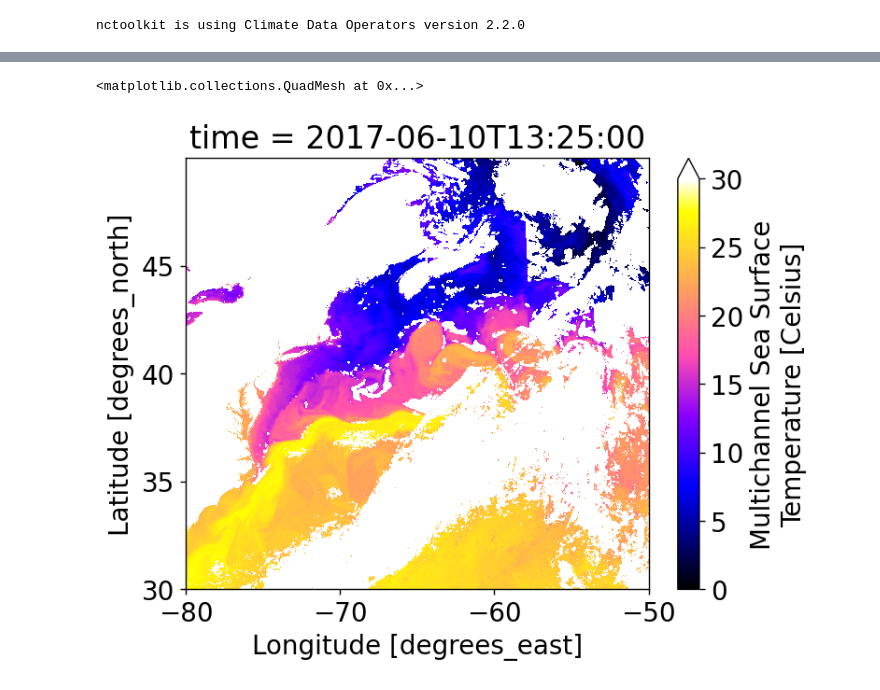
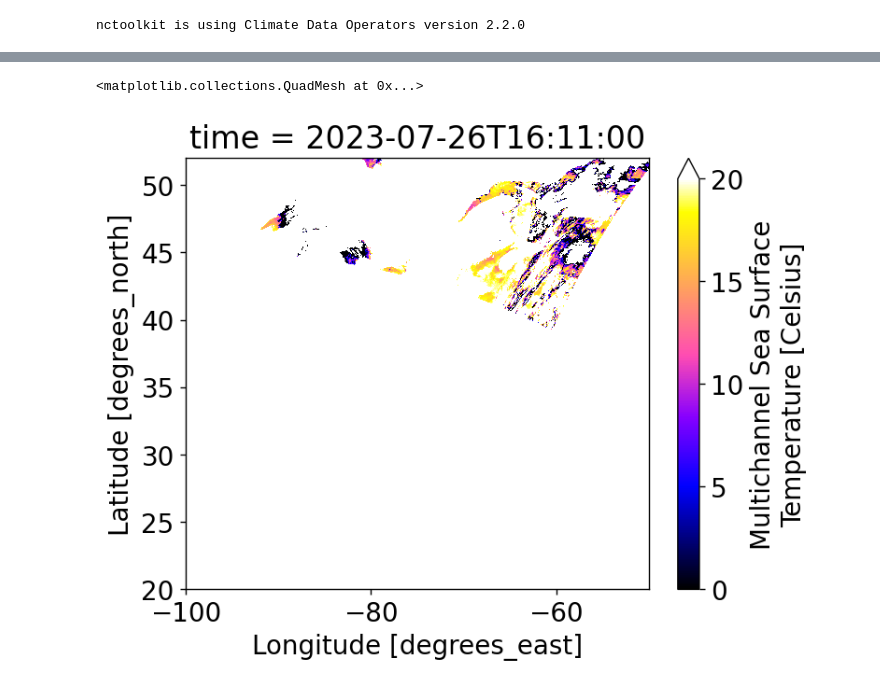
Before and after one commit to Gilaverbuch/py_sst, a Jupyter notebook: SST.ipynb, the cells around one changed output, grey strips where cells are left out. Saved outputs shown, nothing was run; the diff lists cells and outputs as text; code cells hidden in the pictures.

```diff
--- a/SST.ipynb
+++ b/SST.ipynb
@@ -16,18 +23,20 @@ from pysst import SST
 [interactive output not drawn]
 nctoolkit is using Climate Data Operators version 2.2.0
 # %%
-date_i = '2017-06-10T15:00'
-date_f = '2017-06-10T20:00'
+date_i = '2020-06-10T12:00'
+date_f = '2020-06-11T12:00'
 
 date_i = np.datetime64(date_i)
 date_f = np.datetime64(date_f)
 
-lat_min = 30
-lat_max = 50
-lon_min = -80
-lon_max = -50
+date_i = np.datetime64('2023-07-26T16:11:00')
 
-s = SST(date_i=date_i, lat_min=lat_min, lat_max=lat_max, lon_min=lon_min, lon_max=lon_max)
+lat_min = 39
+lat_max = 42
+lon_min = -73
+lon_max = -70
+
+s = SST(date_i=date_i)
 # %%
 s.load_data()
 # %% [output]
@@ -42,6 +69,6 @@ Mean of empty slice
 # %%
-s.sst.mcsst.plot.pcolormesh(vmin=0, vmax=30, cmap='gnuplot2')
+s.sst.mcsst.plot.pcolormesh(vmin=0, vmax=20, cmap='gnuplot2')
 # %% [output]
 <matplotlib.collections.QuadMesh at 0x...>
-[figure, old version]
+[figure, new version]
 # %%
```
Also changed, not shown: parts of 20 cells of this notebook, 2 other files.
